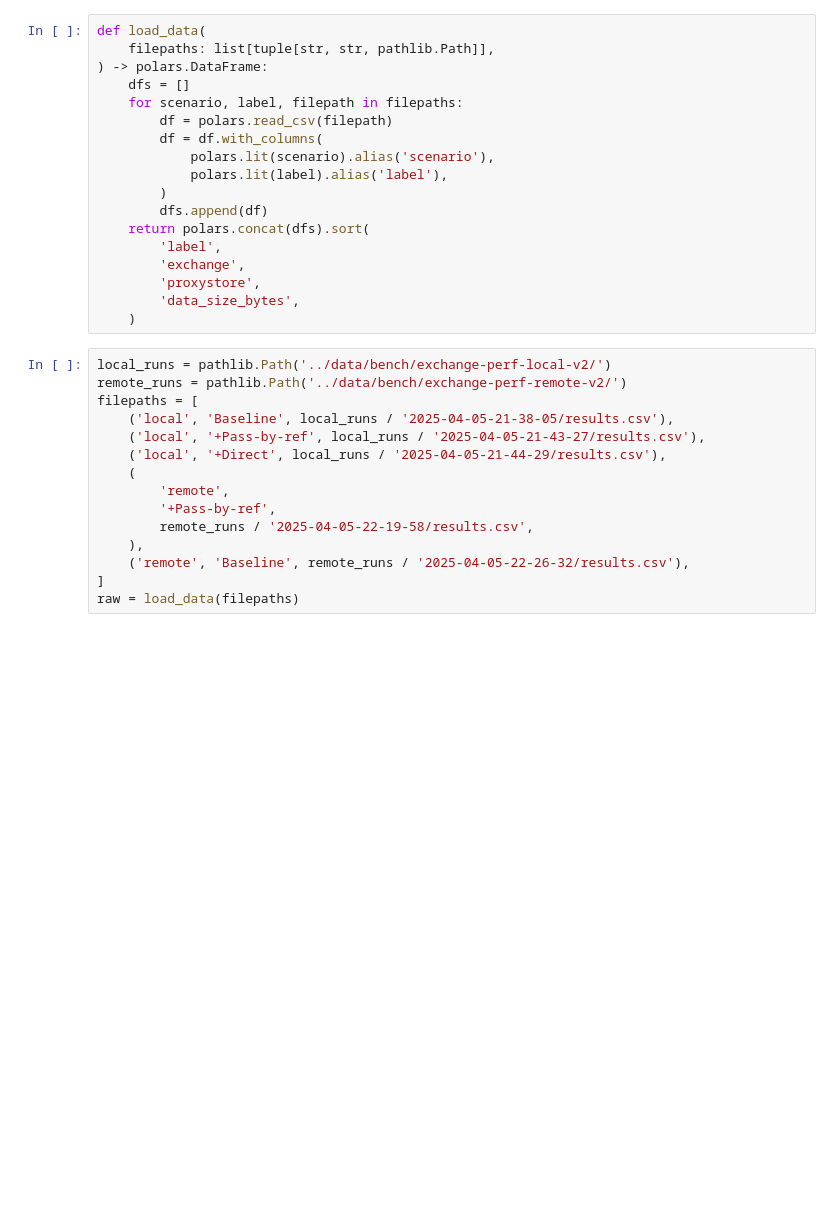
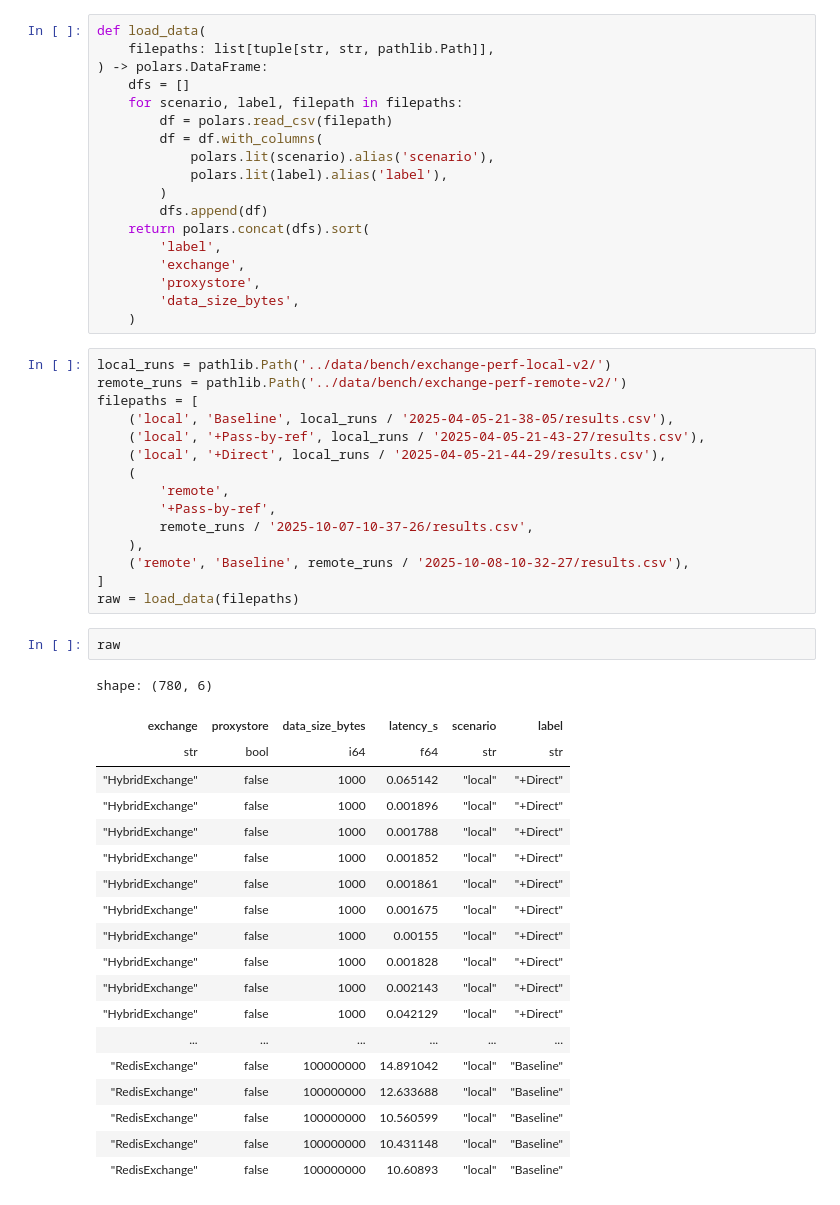
Before and after one commit to proxystore/sc25-evaluation, a Jupyter notebook: notebooks/03-exchange-ablation.ipynb, the cells around one changed output. Saved outputs shown, nothing was run; the diff lists cells and outputs as text; blank space fills up the shorter version.

```diff
--- a/notebooks/03-exchange-ablation.ipynb
+++ b/notebooks/03-exchange-ablation.ipynb
@@ -36,11 +36,33 @@ filepaths = [
     (
         'remote',
         '+Pass-by-ref',
-        remote_runs / '2025-04-05-22-19-58/results.csv',
+        remote_runs / '2025-10-07-10-37-26/results.csv',
     ),
-    ('remote', 'Baseline', remote_runs / '2025-04-05-22-26-32/results.csv'),
+    ('remote', 'Baseline', remote_runs / '2025-10-08-10-32-27/results.csv'),
 ]
 raw = load_data(filepaths)
+# %%
+raw
+# %% [output]
+shape: (780, 6)
+| exchange | proxystore | data_size_bytes | latency_s | scenario | label |
+| str | bool | i64 | f64 | str | str |
+| "HybridExchange" | false | 1000 | 0.065142 | "local" | "+Direct" |
+| "HybridExchange" | false | 1000 | 0.001896 | "local" | "+Direct" |
+| "HybridExchange" | false | 1000 | 0.001788 | "local" | "+Direct" |
+| "HybridExchange" | false | 1000 | 0.001852 | "local" | "+Direct" |
+| "HybridExchange" | false | 1000 | 0.001861 | "local" | "+Direct" |
+| "HybridExchange" | false | 1000 | 0.001675 | "local" | "+Direct" |
+| "HybridExchange" | false | 1000 | 0.00155 | "local" | "+Direct" |
+| "HybridExchange" | false | 1000 | 0.001828 | "local" | "+Direct" |
+| "HybridExchange" | false | 1000 | 0.002143 | "local" | "+Direct" |
+| "HybridExchange" | false | 1000 | 0.042129 | "local" | "+Direct" |
+| ... | ... | ... | ... | ... | ... |
+| "RedisExchange" | false | 100000000 | 14.891042 | "local" | "Baseline" |
+| "RedisExchange" | false | 100000000 | 12.633688 | "local" | "Baseline" |
+| "RedisExchange" | false | 100000000 | 10.560599 | "local" | "Baseline" |
+| "RedisExchange" | false | 100000000 | 10.431148 | "local" | "Baseline" |
+| "RedisExchange" | false | 100000000 | 10.60893 | "local" | "Baseline" |
 # %%
 fig, axs = plt.subplots(1, 2, sharey=True)
 
```
Also changed, not shown: parts of 3 cells of this notebook, 1 other file.
